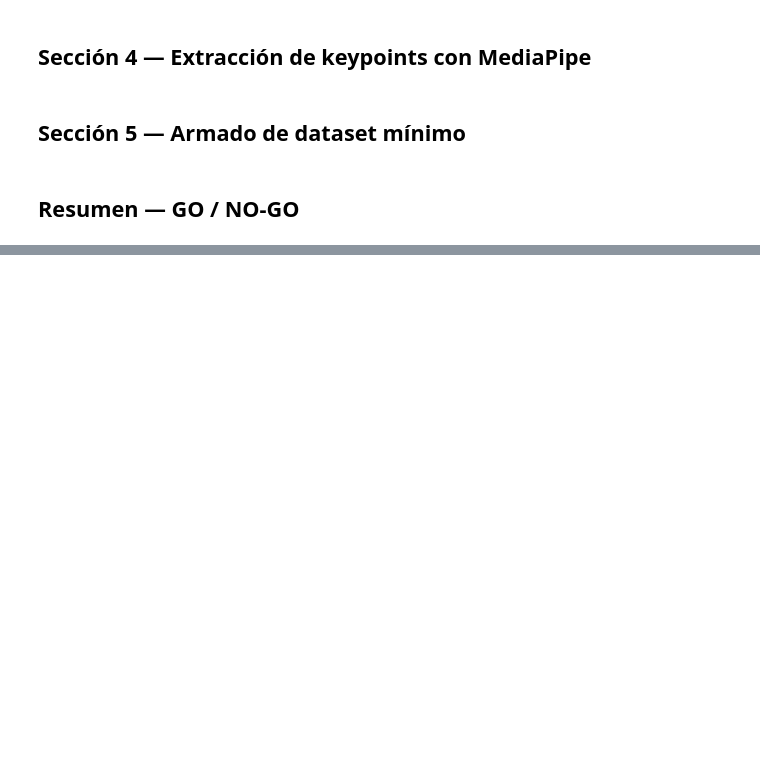
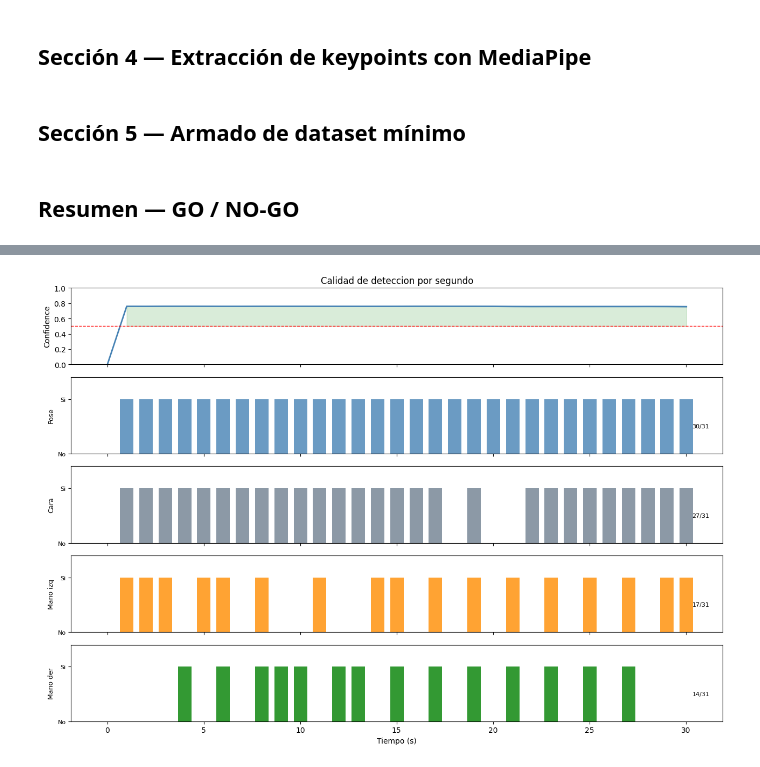
Before and after one commit to dipaolme/lsa-dataset-toolkit, a Jupyter notebook: notebooks/explore_dataset.ipynb, the cells around one changed output, grey strips where cells are left out. Cells and saved outputs as stored; diff of their text form; code cells hidden in the pictures; blank space fills up the shorter version.

```diff
--- a/notebooks/explore_dataset.ipynb
+++ b/notebooks/explore_dataset.ipynb
@@ -46,10 +106,10 @@ print('Subtítulos:', [f.name for f in sub_files])
 # %%
 # Seleccionar video y subtítulo para el análisis
 VIDEO_PATH = sorted(Path(config['paths']['raw']).glob('*.mp4'))[0]
-SUB_PATH = sorted(Path(config['paths']['subtitles']).glob('*.srt'))[0]
+#SUB_PATH = sorted(Path(config['paths']['subtitles']).glob('*.srt'))[0]
 
 print(f'Video: {VIDEO_PATH.name}')
-print(f'Subtítulo: {SUB_PATH.name}')
+#print(f'Subtítulo: {SUB_PATH.name}')
 
 # Metadatos del video
 cap = cv2.VideoCapture(str(VIDEO_PATH))
@@ -249,0 +424,37 @@ print('=' * 50)
+# %%
+# 6.3 — Deteccion por componente (un grafico por cada uno)
+tiempos   = [f['frame'] / fps for f in frames]
+confs     = [f['confidence'] for f in frames]
+
+componentes = [
+    ('Pose',       [1 if f['pose_detected'] else 0 for f in frames], 'steelblue'),
+    ('Cara',       [1 if f['face_detected'] else 0 for f in frames], 'slategray'),
+    ('Mano izq',   [1 if f['left_hand']     else 0 for f in frames], 'darkorange'),
+    ('Mano der',   [1 if f['right_hand']    else 0 for f in frames], 'green'),
+]
+
+fig, axes = plt.subplots(5, 1, figsize=(13, 9), sharex=True)
+
+# Confidence
+axes[0].plot(tiempos, confs, color='steelblue', linewidth=2)
+axes[0].axhline(0.5, color='red', linestyle='--', linewidth=1)
+axes[0].fill_between(tiempos, confs, 0.5, where=[c>0.5 for c in confs], alpha=0.15, color='green')
+axes[0].set_ylabel('Confidence')
+axes[0].set_ylim(0, 1)
+axes[0].set_title('Calidad de deteccion por segundo')
+
+# Un subplot por componente
+for ax, (nombre, valores, color) in zip(axes[1:], componentes):
+    ax.bar(tiempos, valores, width=0.7, color=color, alpha=0.8)
+    detectados = sum(valores)
+    ax.set_ylabel(nombre, fontsize=9)
+    ax.set_ylim(0, 1.4)
+    ax.set_yticks([0, 1])
+    ax.set_yticklabels(['No', 'Si'], fontsize=8)
+    ax.text(tiempos[-1] + 0.3, 0.5, f'{detectados}/{len(valores)}', va='center', fontsize=8)
+
+axes[-1].set_xlabel('Tiempo (s)')
+plt.tight_layout()
+plt.show()
+# %% [output]
+[figure, added]
```
Also changed, not shown: parts of 12 cells of this notebook, 19 other files.
